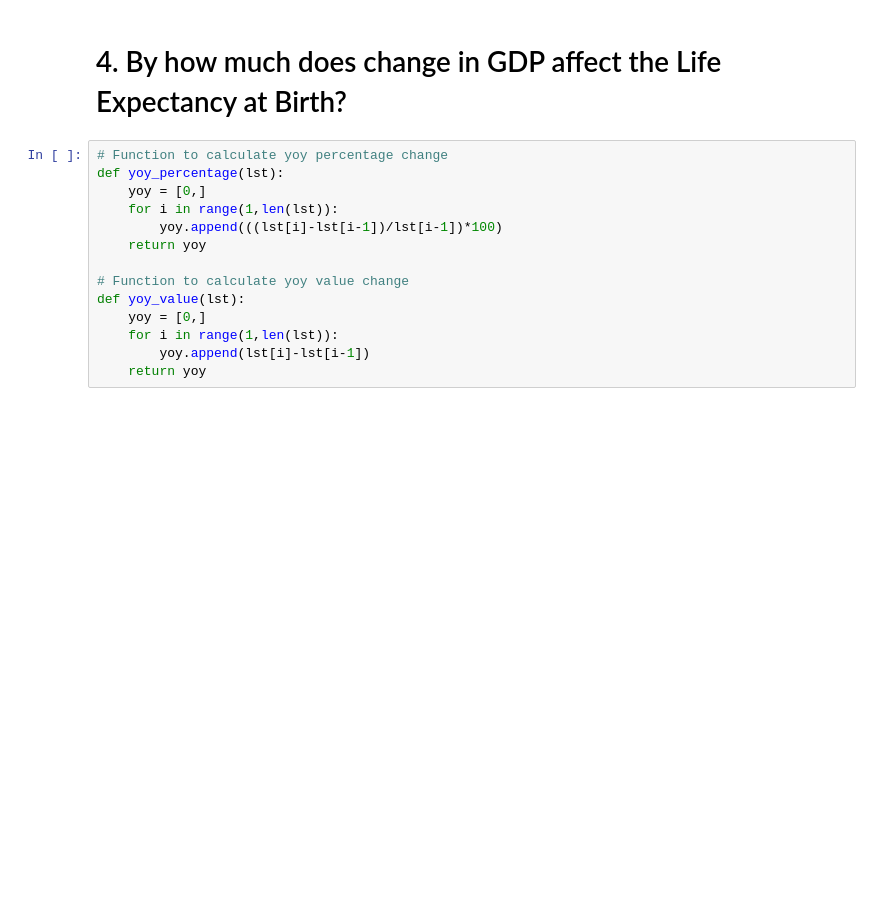
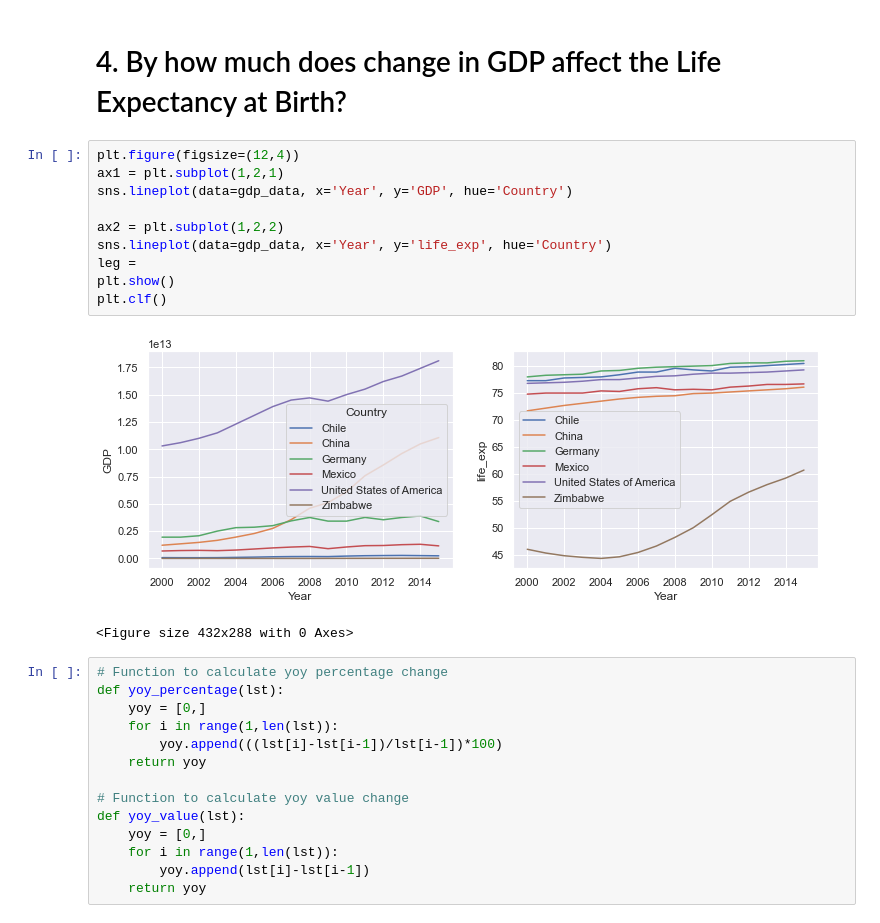
Before and after one commit to tiramisubunny/life_expectancy_gdp_group_project, a Jupyter notebook: life_expectancy_gdp.ipynb, the cells around one changed output. Cells and saved outputs as stored; diff of their text form; blank space fills up the shorter version.

Commit message:
q4 plots

```diff
--- a/life_expectancy_gdp.ipynb
+++ b/life_expectancy_gdp.ipynb
@@ -284,6 +284,19 @@ plt.show()
 [figure]
 # %% [markdown]
 # 4. By how much does change in GDP affect the Life Expectancy at Birth?
+# %%
+plt.figure(figsize=(12,4))
+ax1 = plt.subplot(1,2,1)
+sns.lineplot(data=gdp_data, x='Year', y='GDP', hue='Country')
+
+ax2 = plt.subplot(1,2,2)
+sns.lineplot(data=gdp_data, x='Year', y='life_exp', hue='Country')
+leg =
+plt.show()
+plt.clf()
+# %% [output]
+[figure, added]
+<Figure size 432x288 with 0 Axes>
 # %%
 # Function to calculate yoy percentage change
 def yoy_percentage(lst):
```
Also changed, not shown: parts of 3 cells of this notebook.
